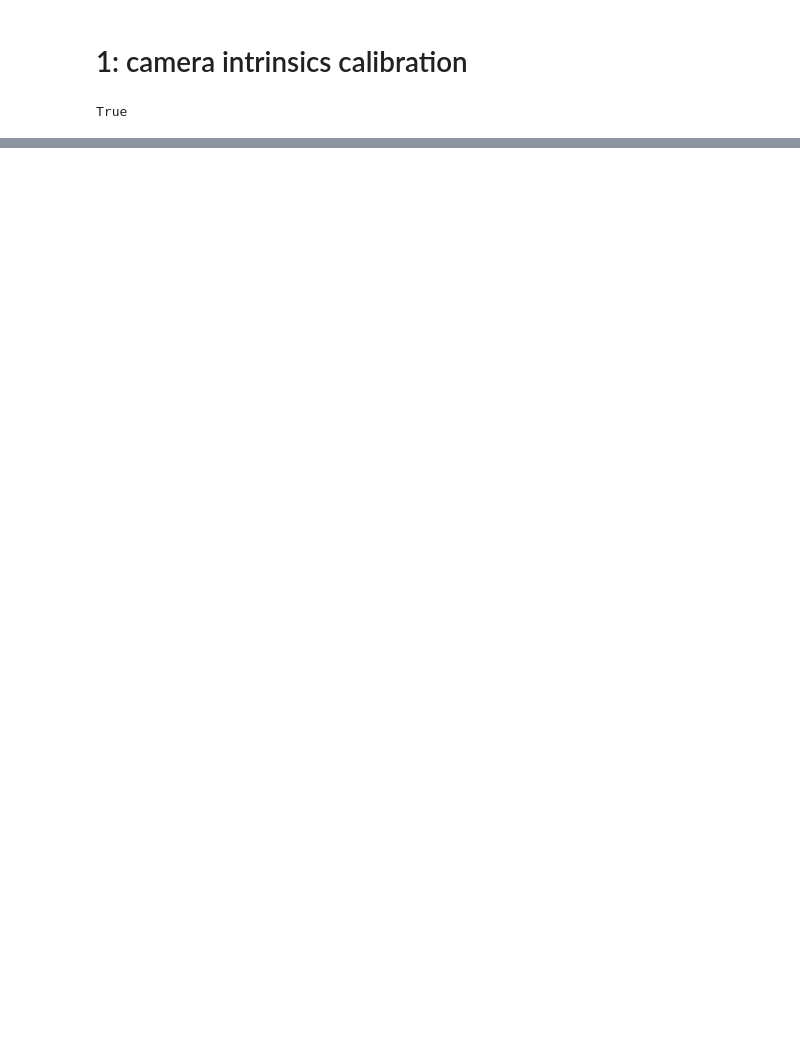
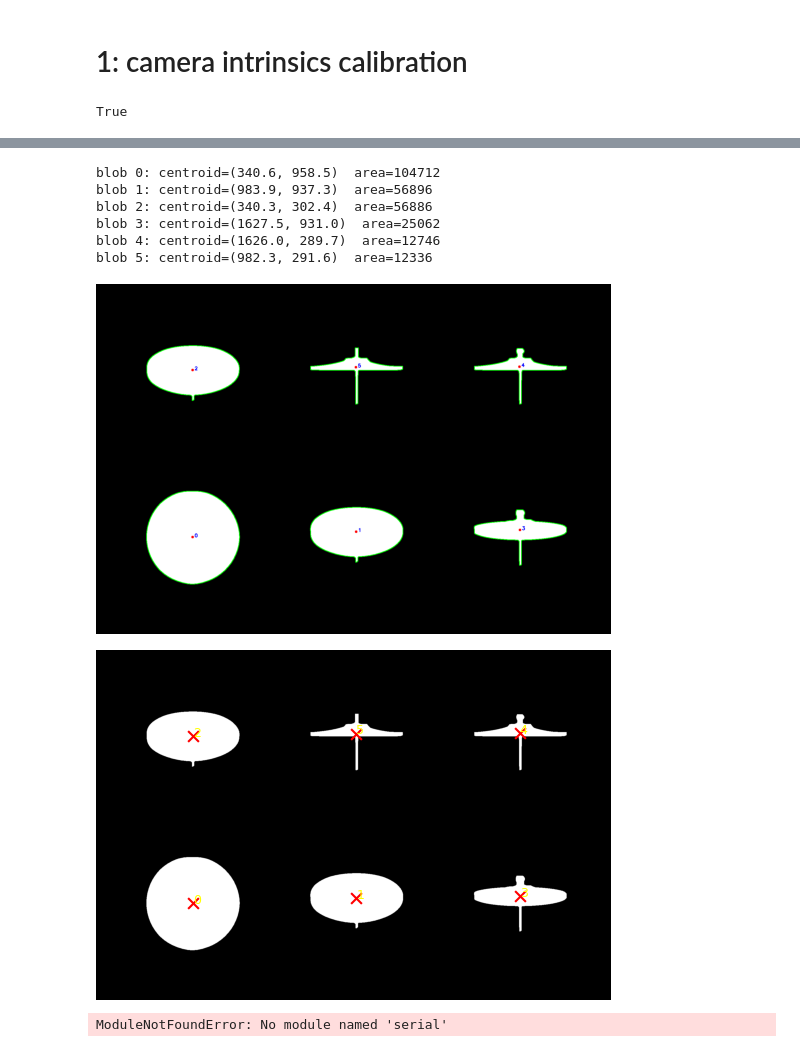
Before and after one commit to YingK8/FlyingRobotsLinLiweiLab, a Jupyter notebook: ESP32_PMW/model/visual_servo.ipynb, the cells around one changed output, grey strips where cells are left out. Saved outputs shown, nothing was run; the diff lists cells and outputs as text; code cells hidden in the pictures; blank space fills up the shorter version.

```diff
--- a/ESP32_PMW/model/visual_servo.ipynb
+++ b/ESP32_PMW/model/visual_servo.ipynb
@@ -359,0 +280,76 @@ KeyboardInterrupt:
+# %%
+def contour_centroids(mask, min_area=200):
+    """Return [(cx, cy, area, contour), ...] sorted largest-first."""
+    contours, _ = cv2.findContours(mask, cv2.RETR_EXTERNAL, cv2.CHAIN_APPROX_SIMPLE)
+    blobs = []
+    for c in contours:
+        area = cv2.contourArea(c)
+        if area < min_area:                      # drop speckle
+            continue
+        M = cv2.moments(c)
+        if M["m00"] == 0:                        # degenerate (zero-area) contour
+            continue
+        cx = M["m10"] / M["m00"]                 # centroid x = sum(x)/area
+        cy = M["m01"] / M["m00"]                 # centroid y = sum(y)/area
+        blobs.append((cx, cy, area, c))
+    blobs.sort(key=lambda b: b[2], reverse=True) # sort by area, biggest first
+    return blobs
+
+
+vis = cv2.cvtColor(mask, cv2.COLOR_GRAY2BGR)
+for rank, (cx, cy, area, c) in enumerate(contour_centroids(mask)):
+    cv2.drawContours(vis, [c], -1, (0, 255, 0), 2)                    # outline
+    cv2.circle(vis, (int(cx), int(cy)), 5, (0, 0, 255), -1)          # centroid dot
+    cv2.putText(vis, str(rank), (int(cx) + 8, int(cy)),
+                cv2.FONT_HERSHEY_SIMPLEX, 0.6, (255, 0, 0), 2)       # rank label
+    print(f"blob {rank}: centroid=({cx:.1f}, {cy:.1f})  area={area:.0f}")
+
+plt.imshow(cv2.cvtColor(vis, cv2.COLOR_BGR2RGB)); plt.axis("off"); plt.show()
+
+blobs = contour_centroids(mask)
+xs = [b[0] for b in blobs]
+ys = [b[1] for b in blobs]
+
+plt.imshow(mask, cmap="gray")
+plt.scatter(xs, ys, c="red", s=60, marker="x")
+for rank, (cx, cy, *_ ) in enumerate(blobs):
+    plt.annotate(str(rank), (cx, cy), color="yellow", fontsize=9)
+plt.axis("off"); plt.show()
+# %% [output]
+blob 0: centroid=(340.6, 958.5)  area=104712
+blob 1: centroid=(983.9, 937.3)  area=56896
+blob 2: centroid=(340.3, 302.4)  area=56886
+blob 3: centroid=(1627.5, 931.0)  area=25062
+blob 4: centroid=(1626.0, 289.7)  area=12746
+blob 5: centroid=(982.3, 291.6)  area=12336
+[figure, added]
+[figure, added]
+# %%
+import serial
+import time
+
+SERIAL_PORT = '/dev/ttyUSB0'
+BAUD_RATE = 9600
+
+try:
+    # Open the connection with a 1-second read timeout
+    ser = serial.Serial(SERIAL_PORT, BAUD_RATE, timeout=1)
+    time.sleep(2) # Wait for connection to initialize
+    print(f"Connected to {SERIAL_PORT} at {BAUD_RATE} baud.")
+
+    while True:
+        if ser.in_waiting > 0:
+            # Read a line, decode bytes to string, and remove whitespace/newlines
+            line = ser.readline().decode('utf-8').rstrip()
+            print(line)
+
+except KeyboardInterrupt:
+    print("\nProgram interrupted by user.")
+except Exception as e:
+    print(f"Error: {e}")
+finally:
+    if 'ser' in locals() and ser.is_open:
+        ser.close()
+        print("Serial port closed.")
+# %% [output]
+ModuleNotFoundError: No module named 'serial'
```
Also changed, not shown: parts of 8 cells of this notebook, 2 other files.
